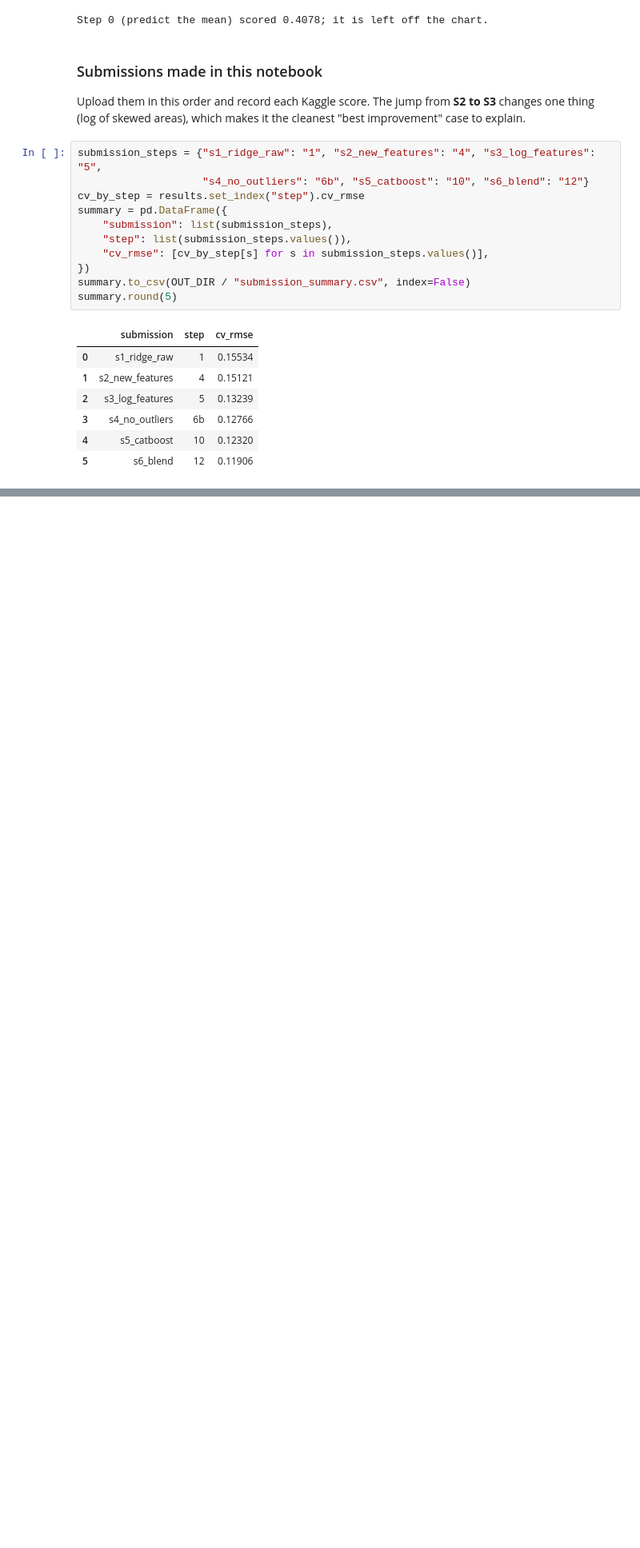
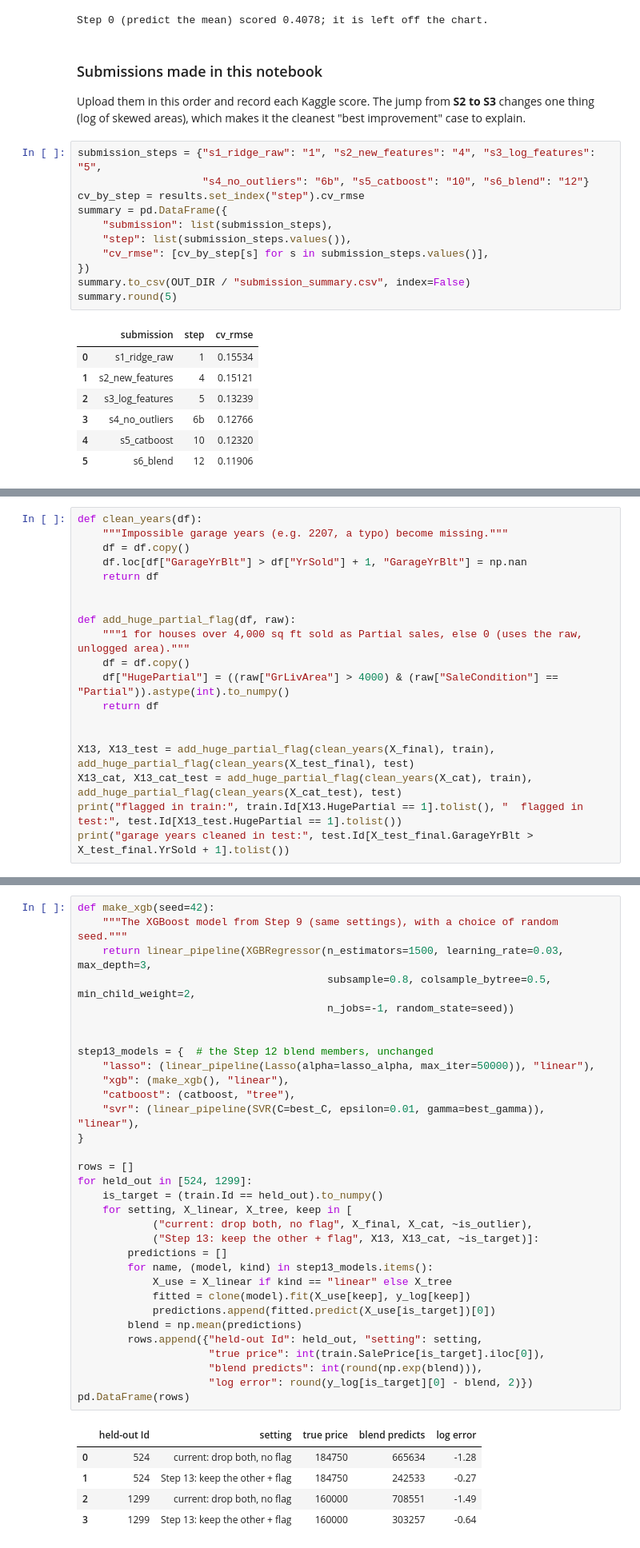
Before and after one commit to Victorshek412/kaggle-house-prices, a Jupyter notebook: v2/house_prices_v2.ipynb, the cells around one changed output, grey strips where cells are left out. Shown at 80% size. Drawn from its saved outputs; the diff is of its cells as text; blank space fills up the shorter version.

```diff
--- a/v2/house_prices_v2.ipynb
+++ b/v2/house_prices_v2.ipynb
@@ -927,0 +1011,19 @@ summary.round(5)
+# %%
+def clean_years(df):
+    """Impossible garage years (e.g. 2207, a typo) become missing."""
+    df = df.copy()
+    df.loc[df["GarageYrBlt"] > df["YrSold"] + 1, "GarageYrBlt"] = np.nan
+    return df
+
+
+def add_huge_partial_flag(df, raw):
+    """1 for houses over 4,000 sq ft sold as Partial sales, else 0 (uses the raw, unlogged area)."""
+    df = df.copy()
+    df["HugePartial"] = ((raw["GrLivArea"] > 4000) & (raw["SaleCondition"] == "Partial")).astype(int).to_numpy()
+    return df
+
+
+X13, X13_test = add_huge_partial_flag(clean_years(X_final), train), add_huge_partial_flag(clean_years(X_test_final), test)
+X13_cat, X13_cat_test = add_huge_partial_flag(clean_years(X_cat), train), add_huge_partial_flag(clean_years(X_cat_test), test)
+print("flagged in train:", train.Id[X13.HugePartial == 1].tolist(), "  flagged in test:", test.Id[X13_test.HugePartial == 1].tolist())
+print("garage years cleaned in test:", test.Id[X_test_final.GarageYrBlt > X_test_final.YrSold + 1].tolist())
@@ -927,0 +1040,38 @@ summary.round(5)
+# %%
+def make_xgb(seed=42):
+    """The XGBoost model from Step 9 (same settings), with a choice of random seed."""
+    return linear_pipeline(XGBRegressor(n_estimators=1500, learning_rate=0.03, max_depth=3,
+                                        subsample=0.8, colsample_bytree=0.5, min_child_weight=2,
+                                        n_jobs=-1, random_state=seed))
+
+
+step13_models = {  # the Step 12 blend members, unchanged
+    "lasso": (linear_pipeline(Lasso(alpha=lasso_alpha, max_iter=50000)), "linear"),
+    "xgb": (make_xgb(), "linear"),
+    "catboost": (catboost, "tree"),
+    "svr": (linear_pipeline(SVR(C=best_C, epsilon=0.01, gamma=best_gamma)), "linear"),
+}
+
+rows = []
+for held_out in [524, 1299]:
+    is_target = (train.Id == held_out).to_numpy()
+    for setting, X_linear, X_tree, keep in [
+            ("current: drop both, no flag", X_final, X_cat, ~is_outlier),
+            ("Step 13: keep the other + flag", X13, X13_cat, ~is_target)]:
+        predictions = []
+        for name, (model, kind) in step13_models.items():
+            X_use = X_linear if kind == "linear" else X_tree
+            fitted = clone(model).fit(X_use[keep], y_log[keep])
+            predictions.append(fitted.predict(X_use[is_target])[0])
+        blend = np.mean(predictions)
+        rows.append({"held-out Id": held_out, "setting": setting,
+                     "true price": int(train.SalePrice[is_target].iloc[0]),
+                     "blend predicts": int(round(np.exp(blend))),
+                     "log error": round(y_log[is_target][0] - blend, 2)})
+pd.DataFrame(rows)
+# %% [output]
+|  | held-out Id | setting | true price | blend predicts | log error |
+| 0 | 524 | current: drop both, no flag | 184750 | 665634 | -1.28 |
+| 1 | 524 | Step 13: keep the other + flag | 184750 | 242533 | -0.27 |
+| 2 | 1299 | current: drop both, no flag | 160000 | 708551 | -1.49 |
+| 3 | 1299 | Step 13: keep the other + flag | 160000 | 303257 | -0.64 |
```
Also changed, not shown: parts of 20 cells of this notebook, 10 other files.
